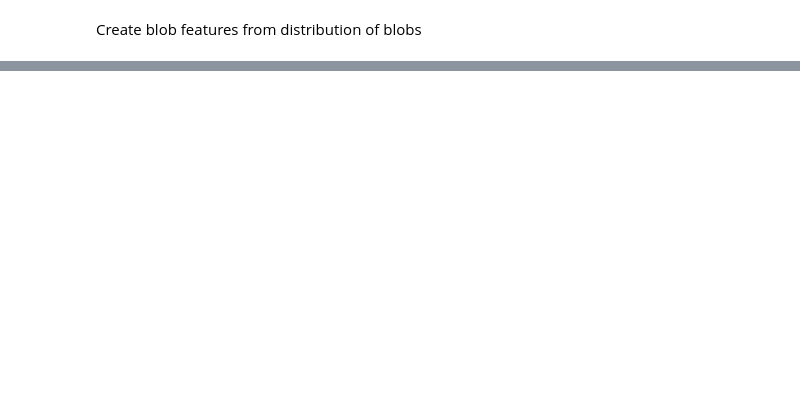
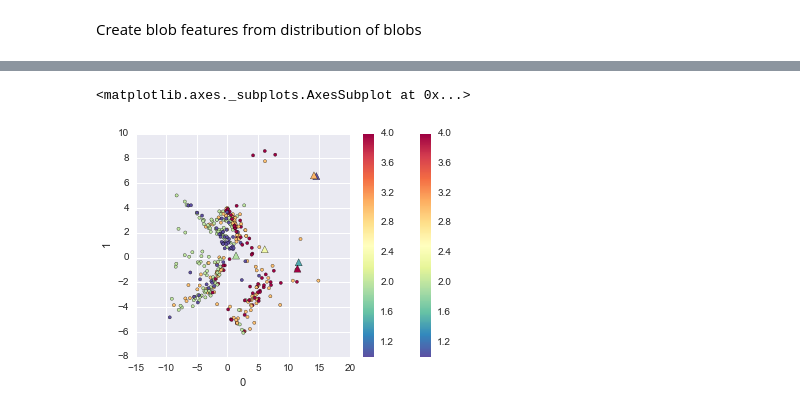
Before and after one commit to samueljackson92/major-project-data, a Jupyter notebook: 2015-04-01/shape_analysis.ipynb, the cells around one changed output, grey strips where cells are left out. Cells and saved outputs as stored; diff of their text form; code cells hidden in the pictures; blank space fills up the shorter version.

```diff
--- a/2015-04-01/shape_analysis.ipynb
+++ b/2015-04-01/shape_analysis.ipynb
@@ -66,0 +105,5 @@ plot_mapping(mapping)
+# %%
+mia.plotting.plot_mapping_2d(iso_mapping_2d, hologic_blob_features.index, phantom_blob_features.index, labels)
+# %% [output]
+<matplotlib.axes._subplots.AxesSubplot at 0x...>
+[figure, added]
```
Also changed, not shown: parts of 29 cells of this notebook, 21 other files.
